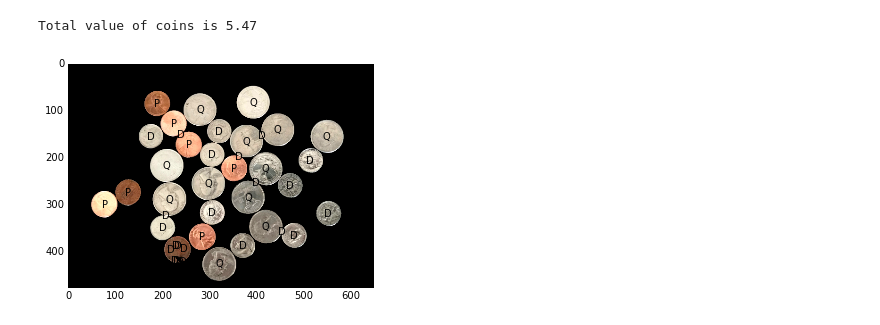
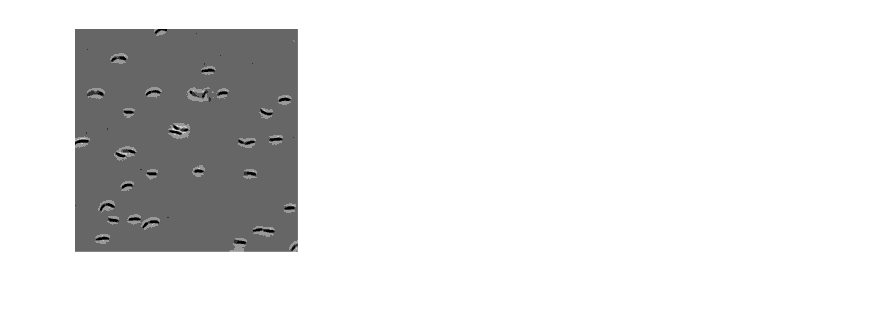
Before and after one commit to statkclee/trilobite, a Jupyter notebook: skimage-scipy-mgmt.ipynb, the cells around one changed output. Saved outputs shown, nothing was run; the diff lists cells and outputs as text; code cells hidden in the pictures.

```diff
--- a/skimage-scipy-mgmt.ipynb
+++ b/skimage-scipy-mgmt.ipynb
@@ -52,13 +0,0 @@ print(len(labeled_coins))
-# %%
-
-import matplotlib.pyplot as plt
-from skimage import color, feature
-%matplotlib inline
-
-
-im = plt.imread('fig/quarters_dimes_pennies.png')
-gray_im = color.rgb2gray(im)
-
-plt.imshow(im)
-plt.figure()
-plt.imshow(gray_im, cmap='gray')
@@ -89,6 +0,0 @@ plt.imshow(coin_mask_clean, cmap='gray');
-# %%
-bg_mask = ~coin_mask_clean
-
-im[bg_mask] = 0
-gray_im[bg_mask] = 0
-plt.imshow(im);
@@ -132,31 +1,22 @@ for region in regions:
-# %%
-# I got these thresholds by examining area-labeled plot (and by trial-and-error)
-max_dime_area = 2300
-min_quarter_area = 3800
-
-num_dimes = 0
-num_quarters = 0
-num_pennies = 0
-
-plt.imshow(im)
-
-for region in regions:
-    y, x = region.centroid
-    area = region.area
-    if area <= max_dime_area:  # small regions are dimes
-        coin_name = 'D'
-        num_dimes += 1
-    elif area >= min_quarter_area:  # big regions are quarters
-        coin_name = 'Q'
-        num_quarters += 1
-    else:  # everything else is pennies
-        coin_name = 'P'
-        num_pennies += 1
-    plt.text(x, y, coin_name, ha='center', va='center')  # ha, va = horizontal alignment,vertical aligment
-
-value = (25.*num_quarters + 10.*num_dimes + num_pennies)/100
-#print('%i quarters, %i dimes, %i pennies' % (num_quarters, num_dimes, num_pennies)
-print('Total value of coins is', value)
-# %% [output]
-Total value of coins is 5.47
-[figure, removed]
+# %%
+def my_imshow(im, title=None, **kwargs):
+    if 'cmap' not in kwargs:
+        kwargs['cmap'] = 'gray'
+    plt.figure()
+    plt.imshow(im, interpolation='none', **kwargs)
+    if title:
+        plt.title(title)
+    plt.axis('off')
+# %%
+import matplotlib.pyplot as plt
+%matplotlib inline
+import numpy as np
+import skimage
+
+im = plt.imread('fig/caulobacter.png')
+#print 'original image shape:', im.shape
+#print 'alpha channel intensity: %.2f +- %.2f' % (np.mean(im[:,:,-1]), np.std(im[:,:,-1]))
+
+my_imshow(im);
+# %% [output]
+[figure, added]
```
Also changed, not shown: parts of 22 cells of this notebook, 14 other files.
